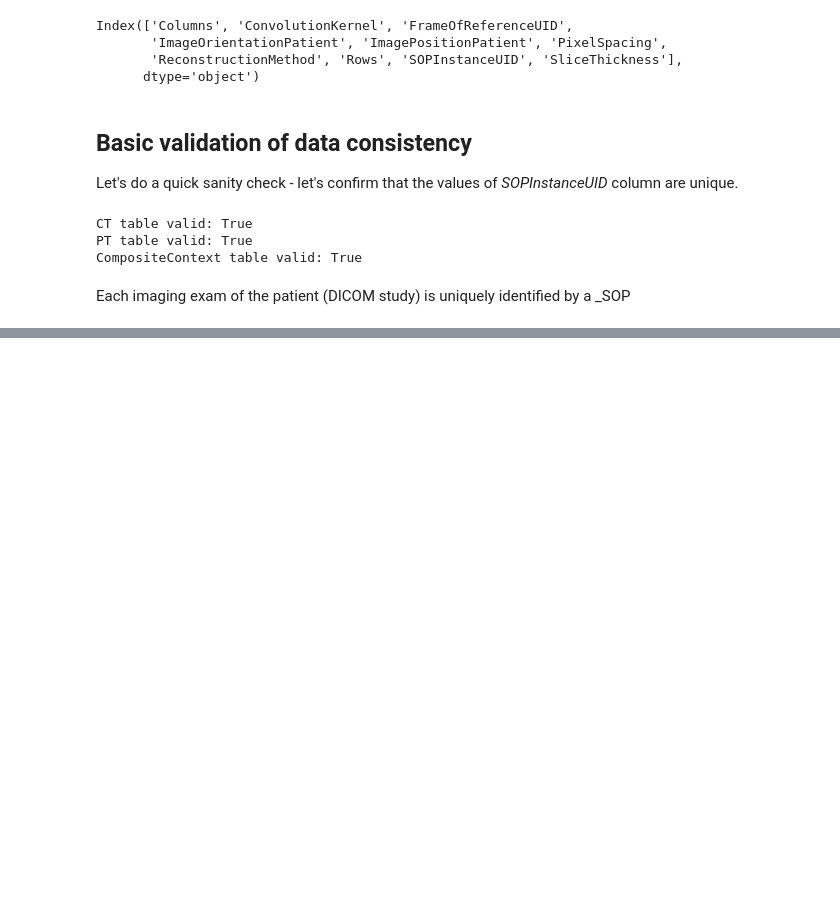
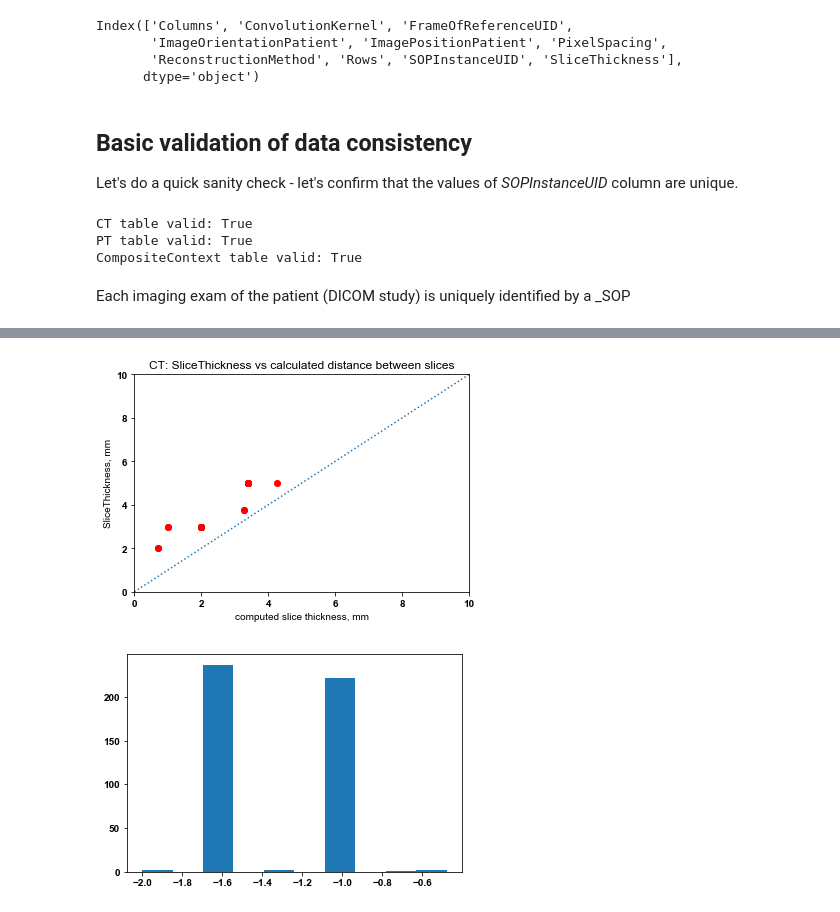
Before and after one commit to fedorov/dicom4miccai-handson-scratch, a Jupyter notebook: notebooks/hello.ipynb, the cells around one changed output, grey strips where cells are left out. Cells and saved outputs as stored; diff of their text form; code cells hidden in the pictures; blank space fills up the shorter version.

```diff
--- a/notebooks/hello.ipynb
+++ b/notebooks/hello.ipynb
@@ -167,0 +110,2 @@ TypeError: ufunc 'isnan' not supported for the input types, and the inputs could
+# %%
+CT_df=pd.merge(CT_df,CompositeContext_df,on="SOPInstanceUID")
@@ -167,0 +168,28 @@ TypeError: ufunc 'isnan' not supported for the input types, and the inputs could
+# %%
+import geometryChecker, imp
+
+# this is for convenience in case geometryChecker class is changed,
+#  so that we don't need to restart the notebook
+imp.reload(geometryChecker)
+
+# take a dataframe that should include SeriesInstanceUID,
+#  SliceThickness, ImageOrientationPatient and ImagePositionPatient, and
+#  check each series for geometric consistency. Also check how calculate
+# distance between slices compares with SliceThickness
+def examineGeometryValidityPerSeries(df):
+  seriesUIDs = pd.unique(df["SeriesInstanceUID"])
+  locCnt = 0
+  checks_df = pd.DataFrame(columns=["PatientID", "SeriesInstanceUID","computedSliceThickness","SliceThickness","geometryOK"])
+  for seriesUID in seriesUIDs:
+    series = df[df["SeriesInstanceUID"]==seriesUID]
+    if seriesUID == "1.2.276.0.7230010.3.1.3.8323329.2405.1440003562.391081":
+      print("Got it")
+    print(series["PatientID"].unique)
+    checker = geometryChecker.SeriesGeometryChecker(series)
+    geometryOK = checker.geometryOK()
+    checks_df.loc[locCnt] = [series["PatientID"].values[0], seriesUID,checker.computedSliceThickness,series["SliceThickness"].iloc[0],geometryOK]
+    locCnt = locCnt+1
+  return checks_df
+
+ctGeometryChecks_df = examineGeometryValidityPerSeries(CT_df)
+ptGeometryChecks_df = examineGeometryValidityPerSeries(PT_df)
@@ -167,0 +240,17 @@ TypeError: ufunc 'isnan' not supported for the input types, and the inputs could
+# %%
+import matplotlib.pyplot as plt
+
+CTvalidSeries=ctGeometryChecks_df[ctGeometryChecks_df["geometryOK"]==True]
+plt.plot(CTvalidSeries["computedSliceThickness"], CTvalidSeries["SliceThickness"],'ro')
+plt.plot(np.linspace(0,10),np.linspace(0,10),ls=':')
+plt.axis([0,10,0,10])
+plt.xlabel('computed slice thickness, mm')
+plt.ylabel('SliceThickness, mm')
+plt.title('CT: SliceThickness vs calculated distance between slices')
+plt.show()
+
+plt.hist(CTvalidSeries["computedSliceThickness"].values-CTvalidSeries["SliceThickness"].values)
+plt.show()
+# %% [output]
+[figure, added]
+[figure, added]
```
Also changed, not shown: parts of 86 cells of this notebook.
